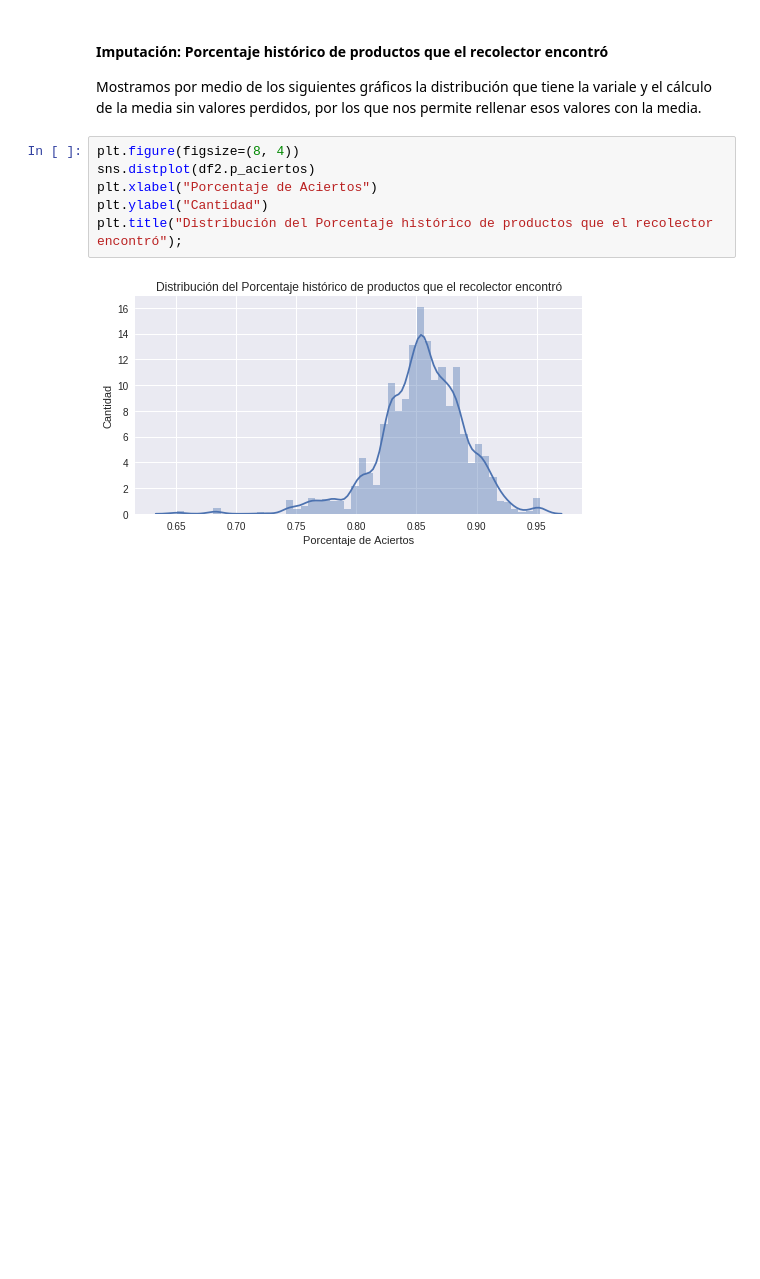
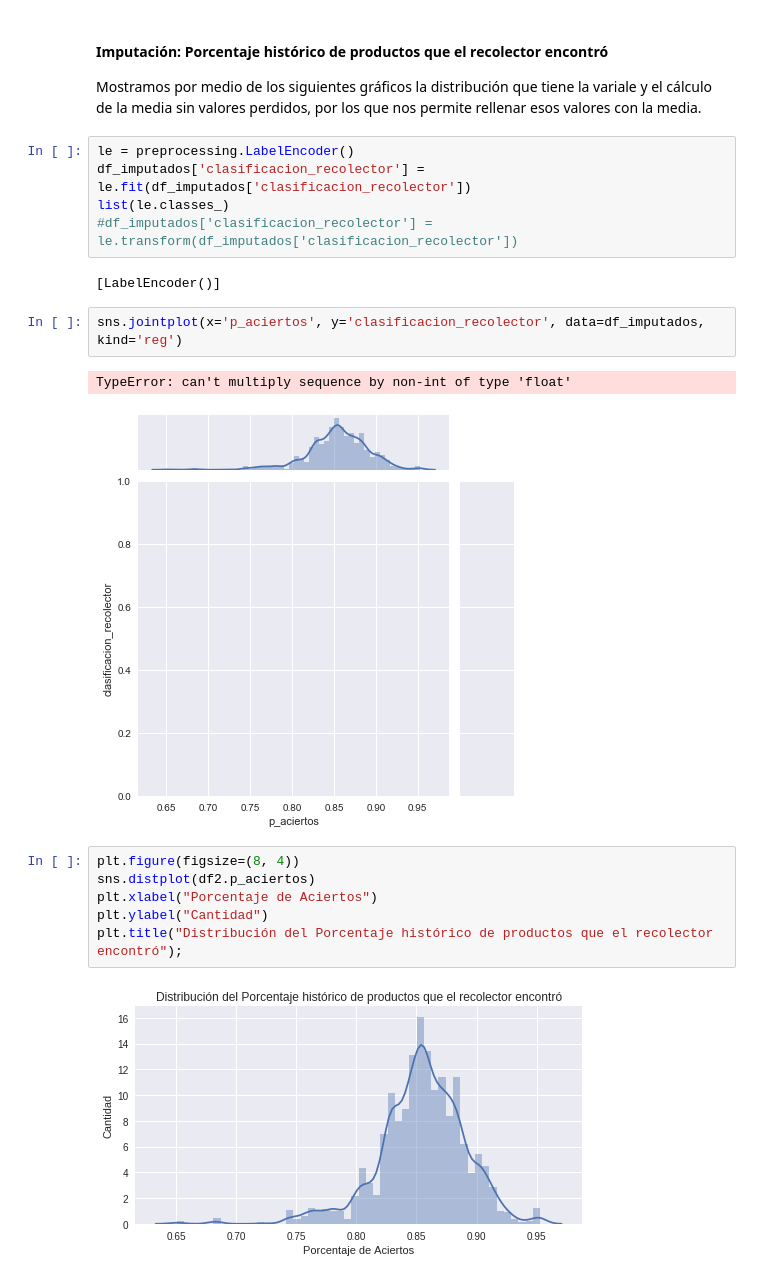
Before and after one commit to callejasv1/proyecto_oraculo, a Jupyter notebook: ProyectoV_Original.ipynb, the cells around one changed output. Saved outputs shown, nothing was run; the diff lists cells and outputs as text; blank space fills up the shorter version.

```diff
--- a/ProyectoV_Original.ipynb
+++ b/ProyectoV_Original.ipynb
@@ -508,6 +551,18 @@ df_modelo_ensamble.head()
 #### Imputación: Porcentaje histórico de productos que el recolector encontró
 
 Mostramos por medio de los siguientes gráficos la distribución que tiene la variale y el cálculo de la media sin valores perdidos, por los que nos permite rellenar esos valores con la media.
+# %%
+le = preprocessing.LabelEncoder()
+df_imputados['clasificacion_recolector'] = le.fit(df_imputados['clasificacion_recolector'])
+list(le.classes_)
+#df_imputados['clasificacion_recolector'] = le.transform(df_imputados['clasificacion_recolector'])
+# %% [output]
+[LabelEncoder()]
+# %%
+sns.jointplot(x='p_aciertos', y='clasificacion_recolector', data=df_imputados, kind='reg')
+# %% [output]
+TypeError: can't multiply sequence by non-int of type 'float'
+[figure, added]
 # %%
 plt.figure(figsize=(8, 4))
 sns.distplot(df2.p_aciertos)
```
Also changed, not shown: parts of 31 cells of this notebook, 1 other file.
